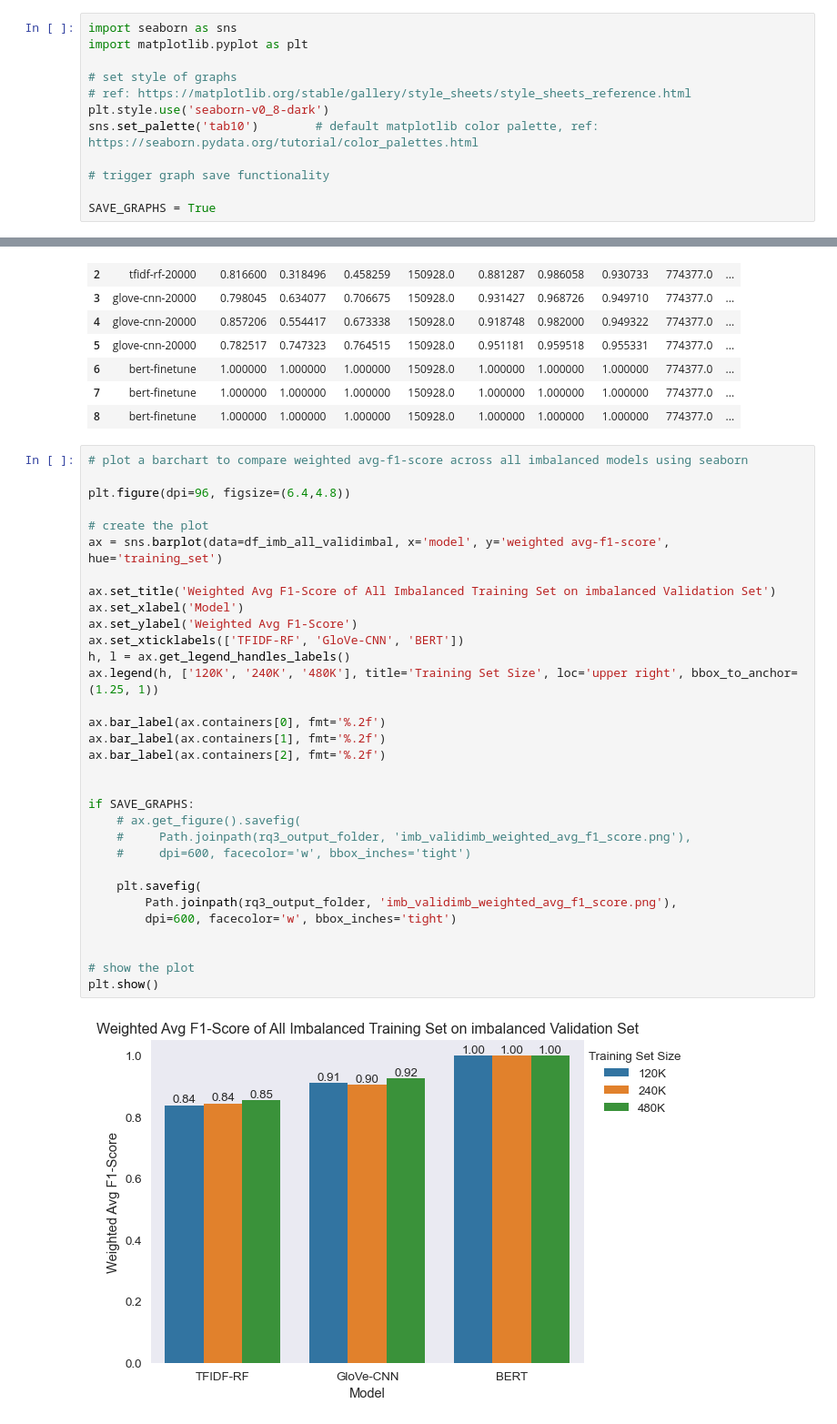
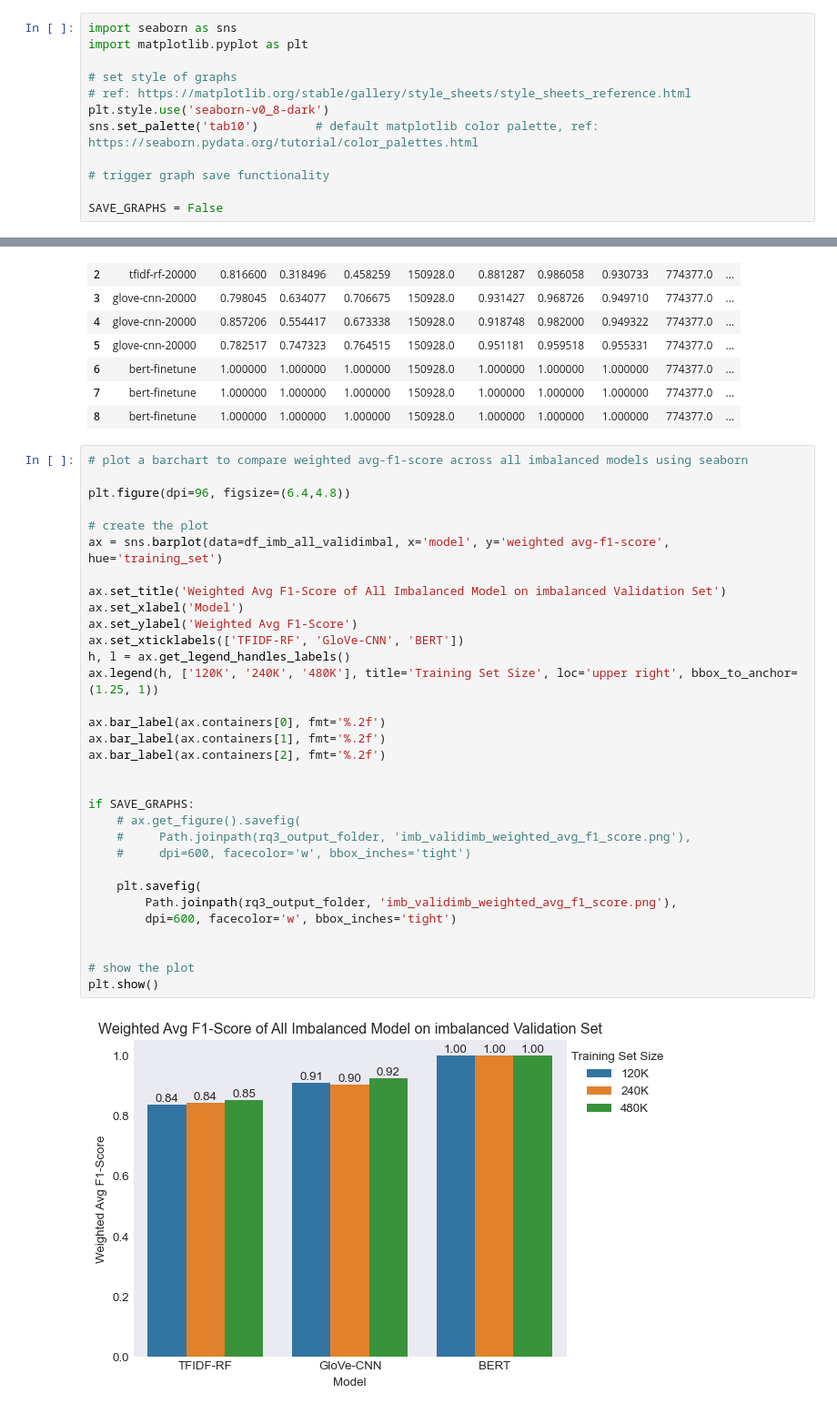
Before and after one commit to JackyLee1230/FYP, a Jupyter notebook: NLP/dev-workspace/sa/evaluation_all.ipynb, the cells around one changed output, grey strips where cells are left out. Shown at 91% size. Saved outputs shown, nothing was run; the diff lists cells and outputs as text.

Commit message:
Change titles of RQ03 graphs

```diff
--- a/NLP/dev-workspace/sa/evaluation_all.ipynb
+++ b/NLP/dev-workspace/sa/evaluation_all.ipynb
@@ -21,7 +21,7 @@ sns.set_palette('tab10')        # default matplotlib color palette, ref: https:/
 
 # trigger graph save functionality
 
-SAVE_GRAPHS = True
+SAVE_GRAPHS = False
 # %%
 # load all eval metrics from each models folder
 
@@ -1369,35 +1369,35 @@ df_imb_all_validimbal
 
 plt.figure(dpi=96, figsize=(6.4,4.8))
 
 # create the plot
 ax = sns.barplot(data=df_imb_all_validimbal, x='model', y='weighted avg-f1-score', hue='training_set')
 
-ax.set_title('Weighted Avg F1-Score of All Imbalanced Training Set on imbalanced Validation Set')
+ax.set_title('Weighted Avg F1-Score of All Imbalanced Model on imbalanced Validation Set')
 ax.set_xlabel('Model')
 ax.set_ylabel('Weighted Avg F1-Score')
 ax.set_xticklabels(['TFIDF-RF', 'GloVe-CNN', 'BERT'])
 h, l = ax.get_legend_handles_labels()
 ax.legend(h, ['120K', '240K', '480K'], title='Training Set Size', loc='upper right', bbox_to_anchor=(1.25, 1))
 
 ax.bar_label(ax.containers[0], fmt='%.2f')
 ax.bar_label(ax.containers[1], fmt='%.2f')
 ax.bar_label(ax.containers[2], fmt='%.2f')
 
 
 if SAVE_GRAPHS:
     # ax.get_figure().savefig(
     #     Path.joinpath(rq3_output_folder, 'imb_validimb_weighted_avg_f1_score.png'),
     #     dpi=600, facecolor='w', bbox_inches='tight')
 
     plt.savefig(
         Path.joinpath(rq3_output_folder, 'imb_validimb_weighted_avg_f1_score.png'),
         dpi=600, facecolor='w', bbox_inches='tight')
 
 
 # show the plot
 plt.show()
 # %% [output]
-[figure, old version]
+[figure, new version]
 # %%
 # plot roc_auc on all models with imbalanced trainingset
 
```
Also changed, not shown: parts of 13 cells of this notebook, 4 other files.
